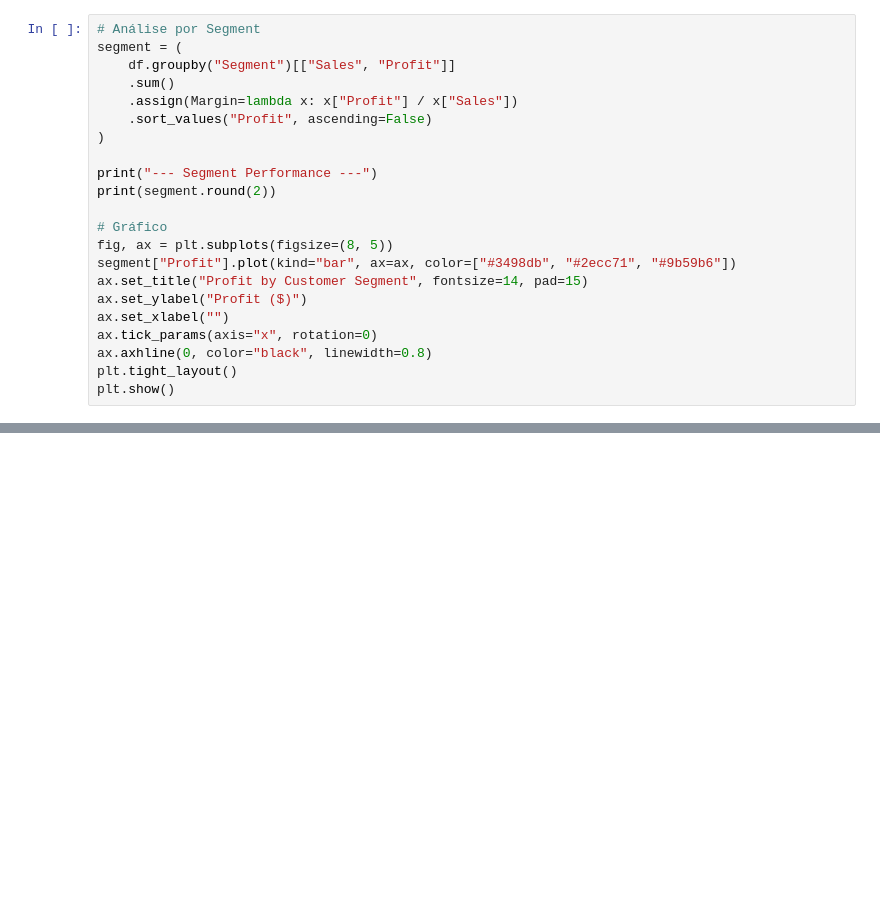
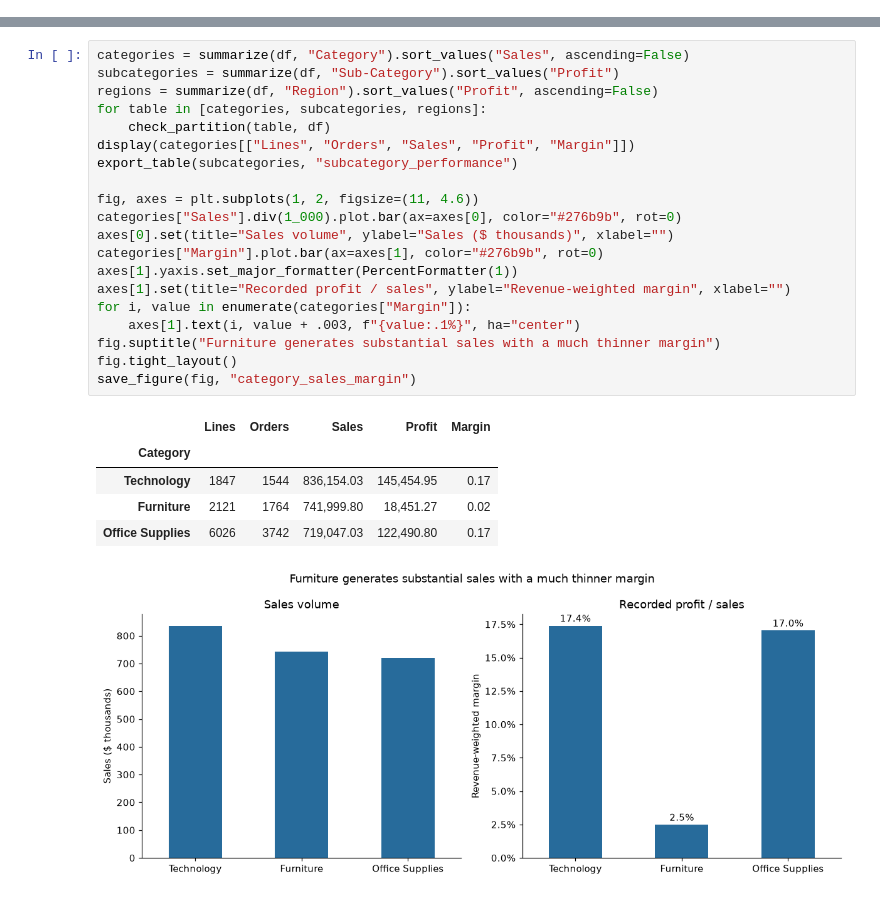
Before and after one commit to enzoy-dev/Ecommerce-sales, a Jupyter notebook: notebooks/01_analysis.ipynb, the cells around one changed output, grey strips where cells are left out. Drawn from its saved outputs; the diff is of its cells as text; blank space fills up the shorter version.

Commit message:
Refocus sales analysis on profitability and validate notebook

```diff
--- a/notebooks/01_analysis.ipynb
+++ b/notebooks/01_analysis.ipynb
@@ -354,22 +0,0 @@ Sales, profit and margin are compared across customer segments (Consumer, Corpor
-# %%
-# Análise por Segment
-segment = (
-    df.groupby("Segment")[["Sales", "Profit"]]
-    .sum()
-    .assign(Margin=lambda x: x["Profit"] / x["Sales"])
-    .sort_values("Profit", ascending=False)
-)
-
-print("--- Segment Performance ---")
-print(segment.round(2))
-
-# Gráfico
-fig, ax = plt.subplots(figsize=(8, 5))
-segment["Profit"].plot(kind="bar", ax=ax, color=["#3498db", "#2ecc71", "#9b59b6"])
-ax.set_title("Profit by Customer Segment", fontsize=14, pad=15)
-ax.set_ylabel("Profit ($)")
-ax.set_xlabel("")
-ax.tick_params(axis="x", rotation=0)
-ax.axhline(0, color="black", linewidth=0.8)
-plt.tight_layout()
-plt.show()
@@ -537,0 +194,27 @@ LIMITATIONS
+# %%
+categories = summarize(df, "Category").sort_values("Sales", ascending=False)
+subcategories = summarize(df, "Sub-Category").sort_values("Profit")
+regions = summarize(df, "Region").sort_values("Profit", ascending=False)
+for table in [categories, subcategories, regions]:
+    check_partition(table, df)
+display(categories[["Lines", "Orders", "Sales", "Profit", "Margin"]])
+export_table(subcategories, "subcategory_performance")
+
+fig, axes = plt.subplots(1, 2, figsize=(11, 4.6))
+categories["Sales"].div(1_000).plot.bar(ax=axes[0], color="#276b9b", rot=0)
+axes[0].set(title="Sales volume", ylabel="Sales ($ thousands)", xlabel="")
+categories["Margin"].plot.bar(ax=axes[1], color="#276b9b", rot=0)
+axes[1].yaxis.set_major_formatter(PercentFormatter(1))
+axes[1].set(title="Recorded profit / sales", ylabel="Revenue-weighted margin", xlabel="")
+for i, value in enumerate(categories["Margin"]):
+    axes[1].text(i, value + .003, f"{value:.1%}", ha="center")
+fig.suptitle("Furniture generates substantial sales with a much thinner margin")
+fig.tight_layout()
+save_figure(fig, "category_sales_margin")
+# %% [output]
+|  | Lines | Orders | Sales | Profit | Margin |
+| Category |  |  |  |  |  |
+| Technology | 1847 | 1544 | 836,154.03 | 145,454.95 | 0.17 |
+| Furniture | 2121 | 1764 | 741,999.80 | 18,451.27 | 0.02 |
+| Office Supplies | 6026 | 3742 | 719,047.03 | 122,490.80 | 0.17 |
+[figure, added]
```
Also changed, not shown: parts of 58 cells of this notebook, 13 other files.
